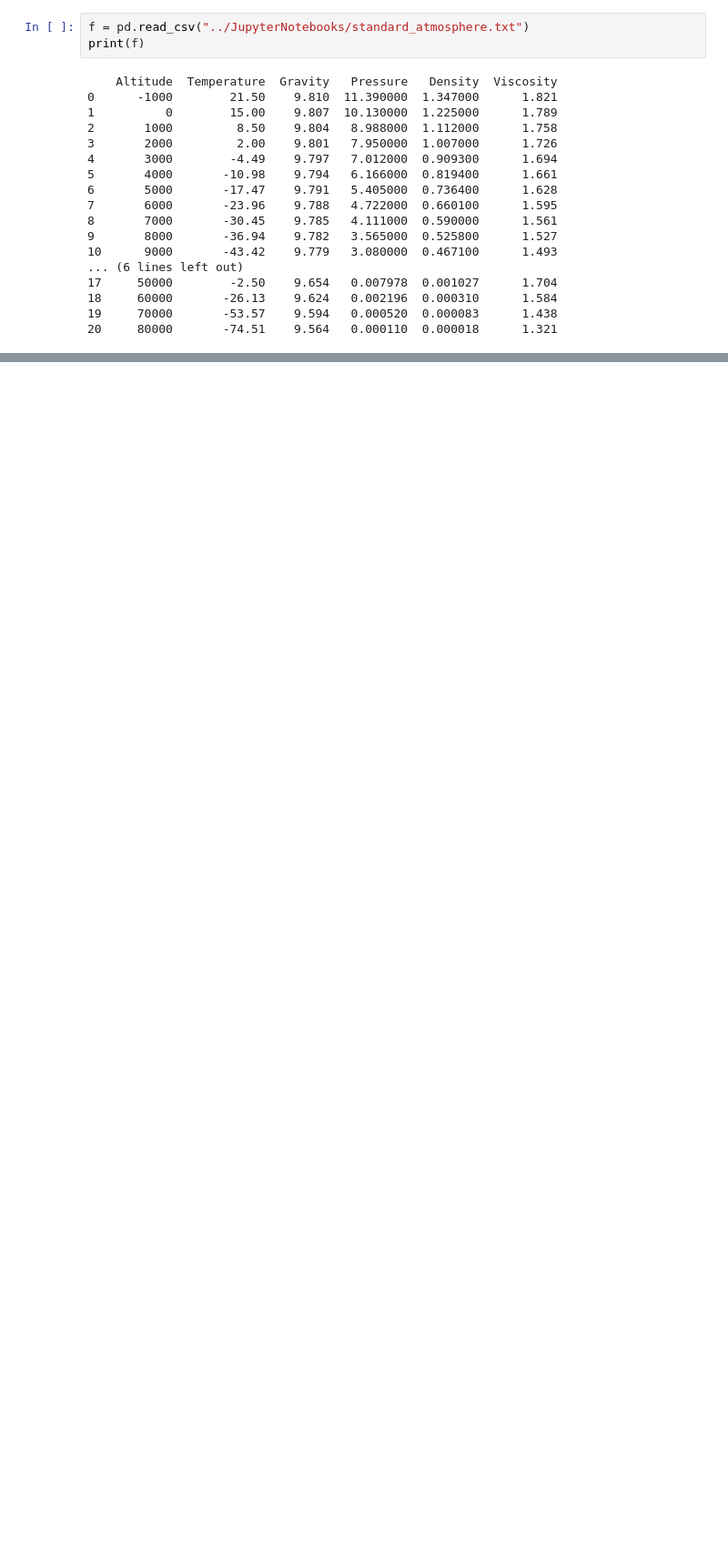
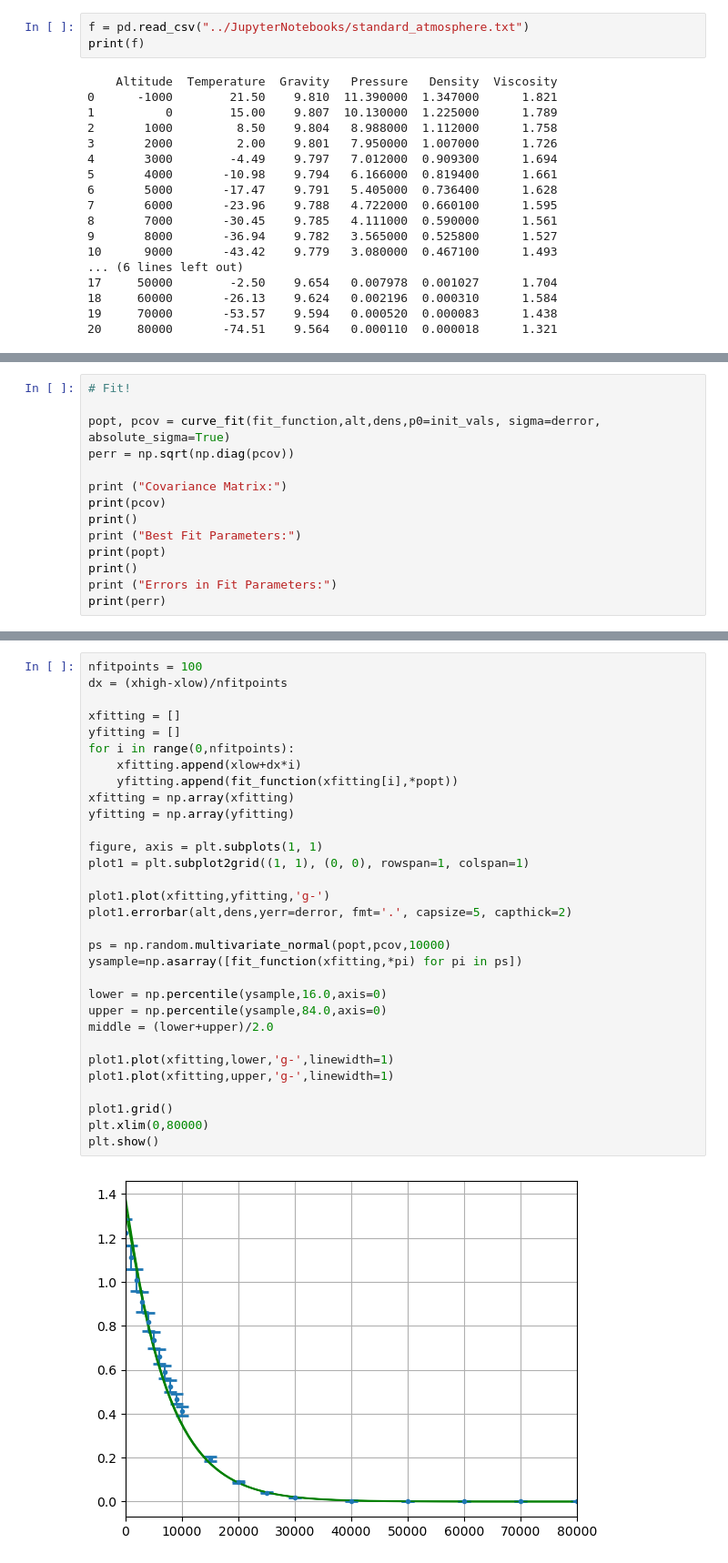
Before and after one commit to jakeb245/phys421, a Jupyter notebook: AssignmentTemplates/Assignment1_Template.ipynb, the cells around one changed output, grey strips where cells are left out. Shown: that part at 91% size. Saved outputs shown, nothing was run; the diff lists cells and outputs as text; blank space fills up the shorter version.

```diff
--- a/AssignmentTemplates/Assignment1_Template.ipynb
+++ b/AssignmentTemplates/Assignment1_Template.ipynb
@@ -330,0 +339,14 @@ Text(0.5, 1.0, 'Standard Atmosphere Data')
+# %%
+# Fit!
+
+popt, pcov = curve_fit(fit_function,alt,dens,p0=init_vals, sigma=derror, absolute_sigma=True)
+perr = np.sqrt(np.diag(pcov))
+
+print ("Covariance Matrix:")
+print(pcov)
+print()
+print ("Best Fit Parameters:")
+print(popt)
+print()
+print ("Errors in Fit Parameters:")
+print(perr)
@@ -330,0 +364,33 @@ Text(0.5, 1.0, 'Standard Atmosphere Data')
+# %%
+nfitpoints = 100
+dx = (xhigh-xlow)/nfitpoints
+
+xfitting = []
+yfitting = []
+for i in range(0,nfitpoints):
+    xfitting.append(xlow+dx*i)
+    yfitting.append(fit_function(xfitting[i],*popt))
+xfitting = np.array(xfitting)
+yfitting = np.array(yfitting)
+
+figure, axis = plt.subplots(1, 1)
+plot1 = plt.subplot2grid((1, 1), (0, 0), rowspan=1, colspan=1)
+
+plot1.plot(xfitting,yfitting,'g-')
+plot1.errorbar(alt,dens,yerr=derror, fmt='.', capsize=5, capthick=2)
+
+ps = np.random.multivariate_normal(popt,pcov,10000)
+ysample=np.asarray([fit_function(xfitting,*pi) for pi in ps])
+
+lower = np.percentile(ysample,16.0,axis=0)
+upper = np.percentile(ysample,84.0,axis=0)
+middle = (lower+upper)/2.0
+
+plot1.plot(xfitting,lower,'g-',linewidth=1)
+plot1.plot(xfitting,upper,'g-',linewidth=1)
+
+plot1.grid()
+plt.xlim(0,80000)
+plt.show()
+# %% [output]
+[figure, added]
```
Also changed, not shown: parts of 11 cells of this notebook, 1 other file.
